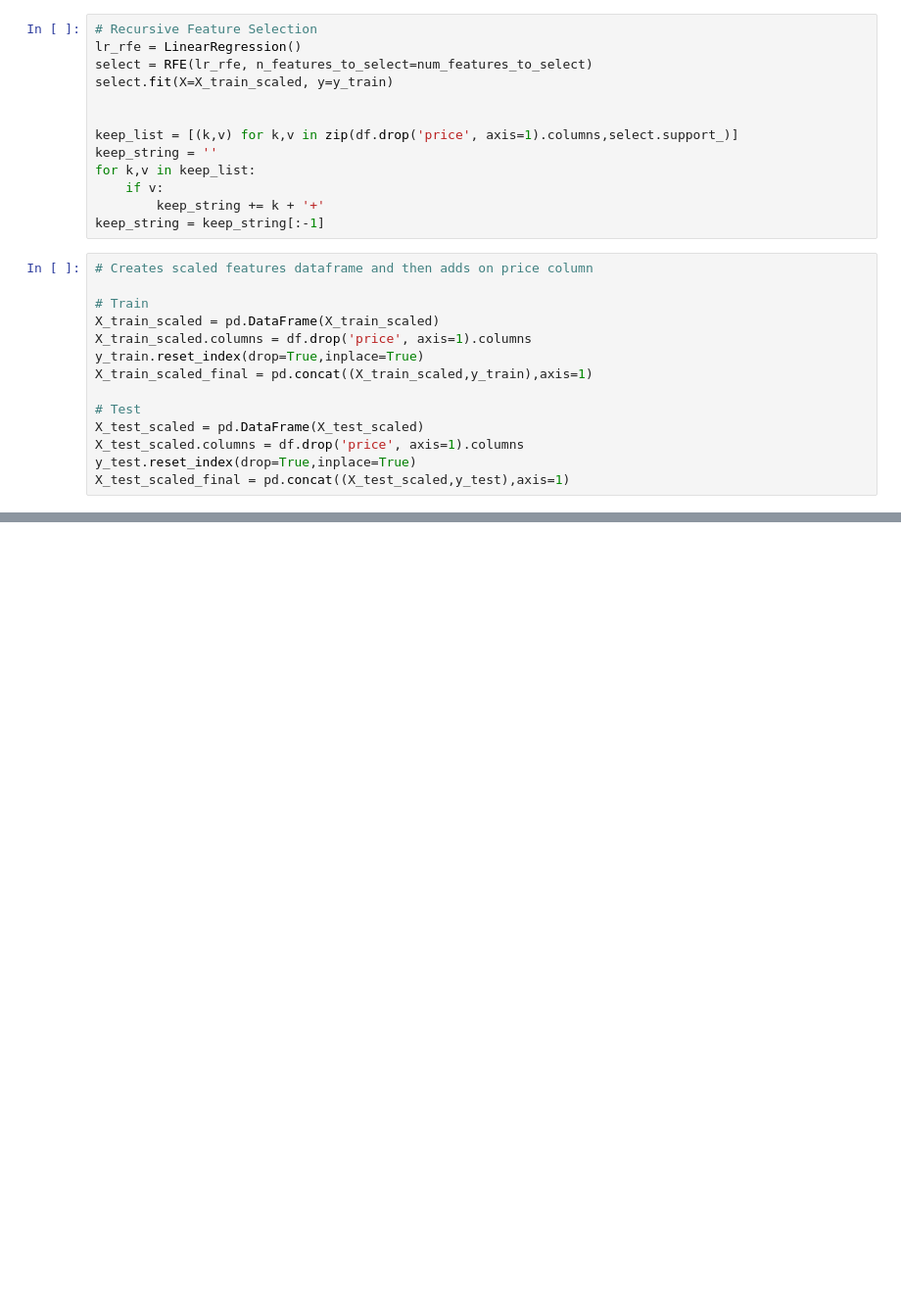
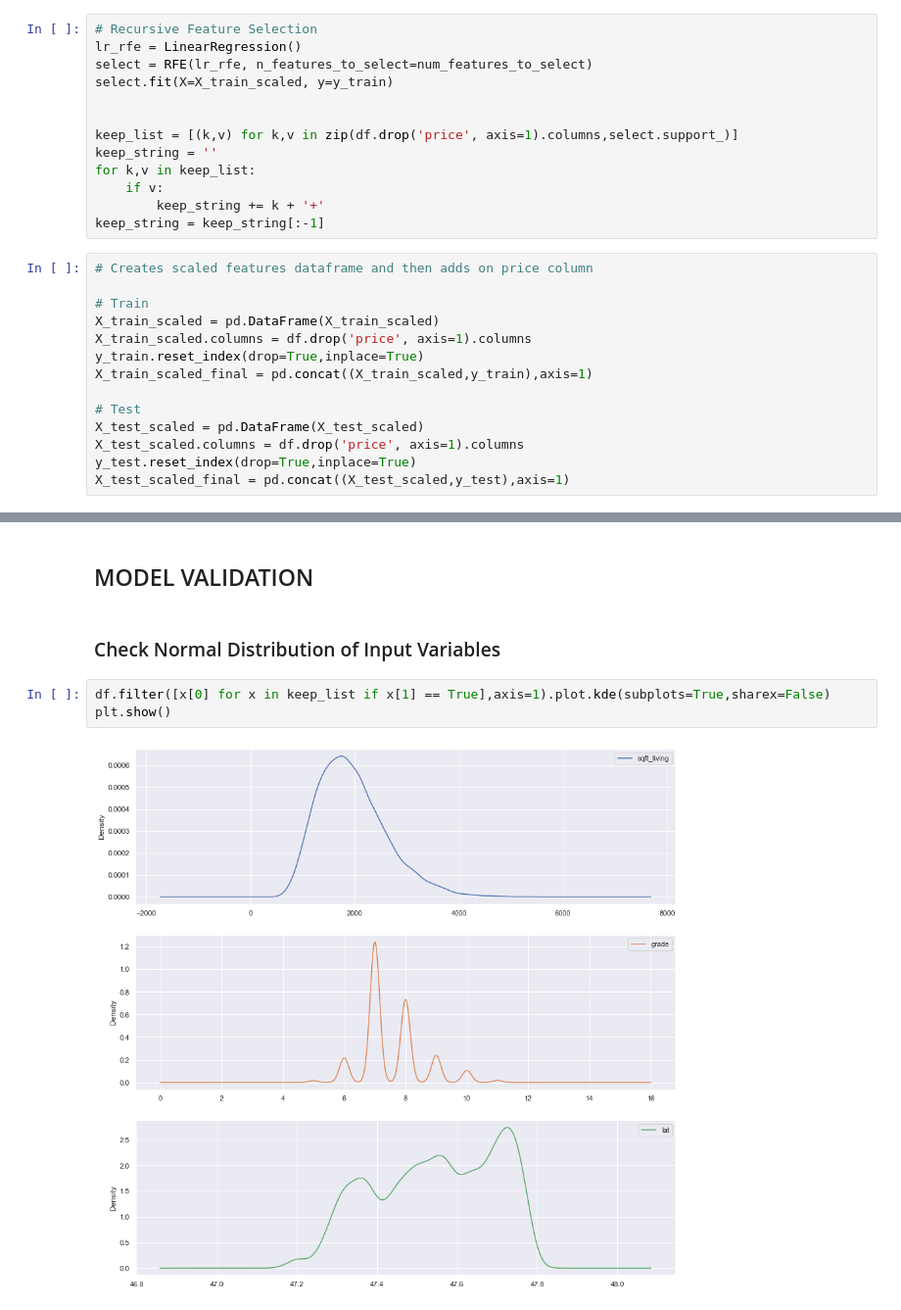
Before and after one commit to ewjohn127/dsc_project2, a Jupyter notebook: project_ideas.ipynb, the cells around one changed output, grey strips where cells are left out. Shown at 98% size. Cells and saved outputs as stored; diff of their text form; blank space fills up the shorter version.

```diff
--- a/project_ideas.ipynb
+++ b/project_ideas.ipynb
@@ -265,2 +238,11 @@ OLS Regression Results
 Notes:
 [1] Standard Errors assume that the covariance matrix of the errors is correctly specified.
+# %% [markdown]
+## MODEL VALIDATION
+# %% [markdown]
+### Check Normal Distribution of Input Variables
+# %%
+df.filter([x[0] for x in keep_list if x[1] == True],axis=1).plot.kde(subplots=True,sharex=False)
+plt.show()
+# %% [output]
+[figure, added]
```
Also changed, not shown: parts of 22 cells of this notebook.
